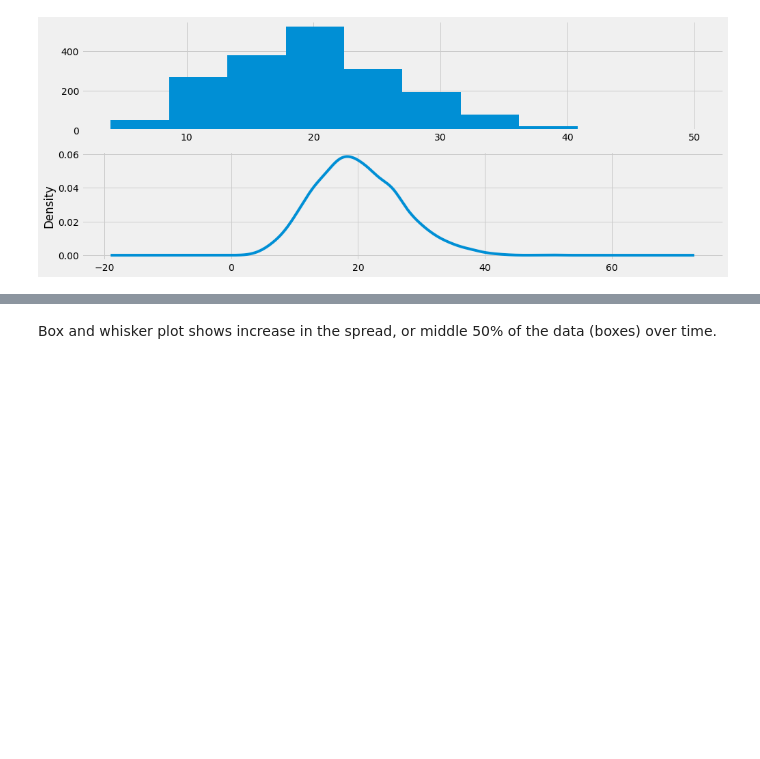
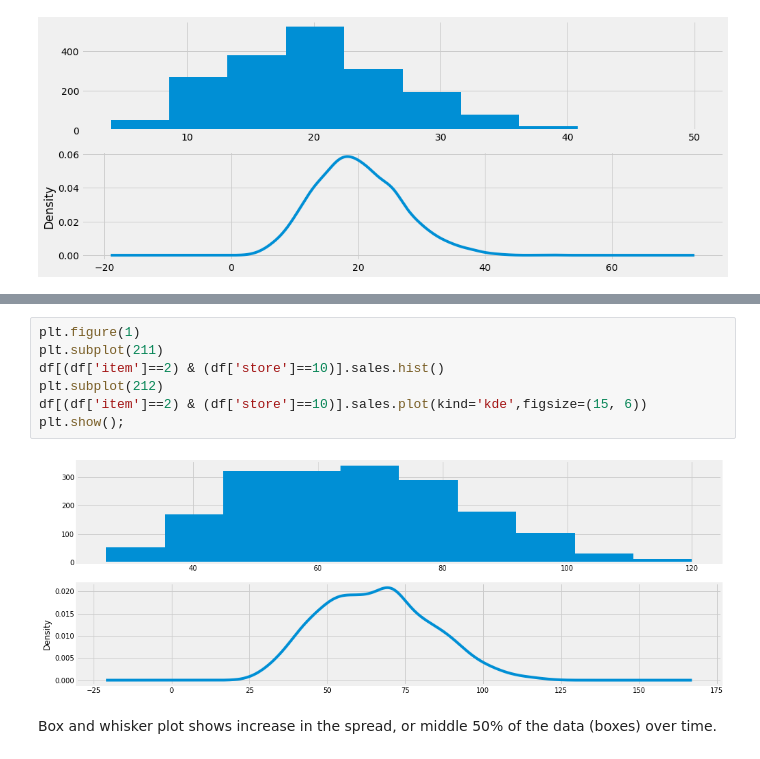
Before and after one commit to chejuichia/DataScienceStudy, a Jupyter notebook: Capstone Project 2/notebooks/eda.ipynb, the cells around one changed output, grey strips where cells are left out. Cells and saved outputs as stored; diff of their text form; blank space fills up the shorter version.

```diff
--- a/Capstone Project 2/notebooks/eda.ipynb
+++ b/Capstone Project 2/notebooks/eda.ipynb
@@ -152,3 +168,12 @@ plt.show();
+# %%
+plt.figure(1)
+plt.subplot(211)
+df[(df['item']==2) & (df['store']==10)].sales.hist()
+plt.subplot(212)
+df[(df['item']==2) & (df['store']==10)].sales.plot(kind='kde',figsize=(15, 6))
+plt.show();
+# %% [output]
+[figure, added]
 # %% [markdown]
 Box and whisker plot shows increase in the spread, or middle 50% of the data (boxes) over time.
 # %%
```
Also changed, not shown: parts of 41 cells of this notebook, 3 other files.
